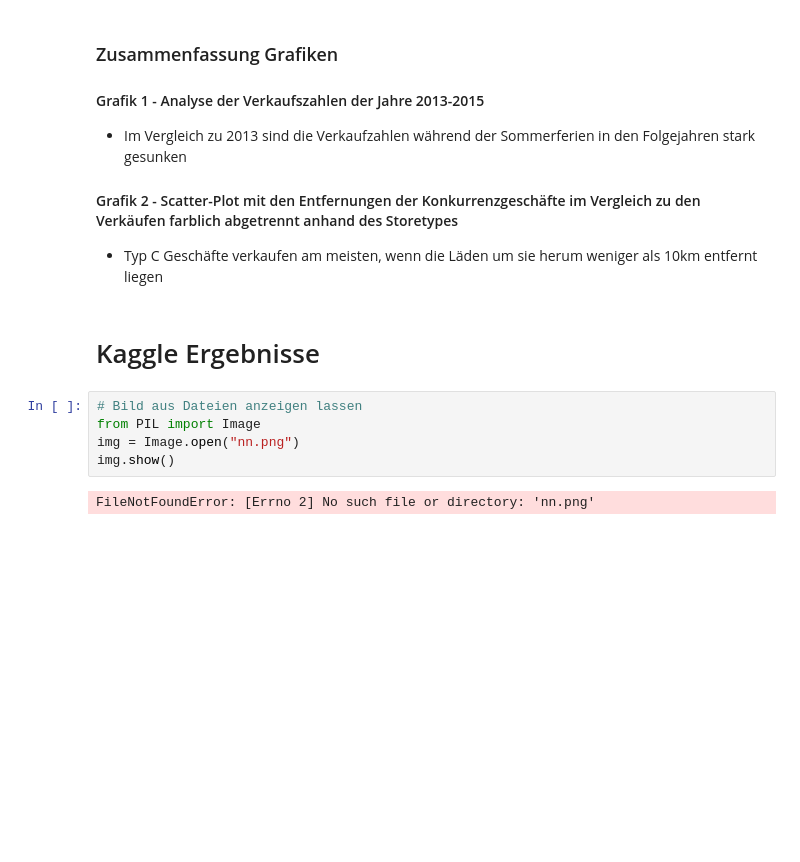
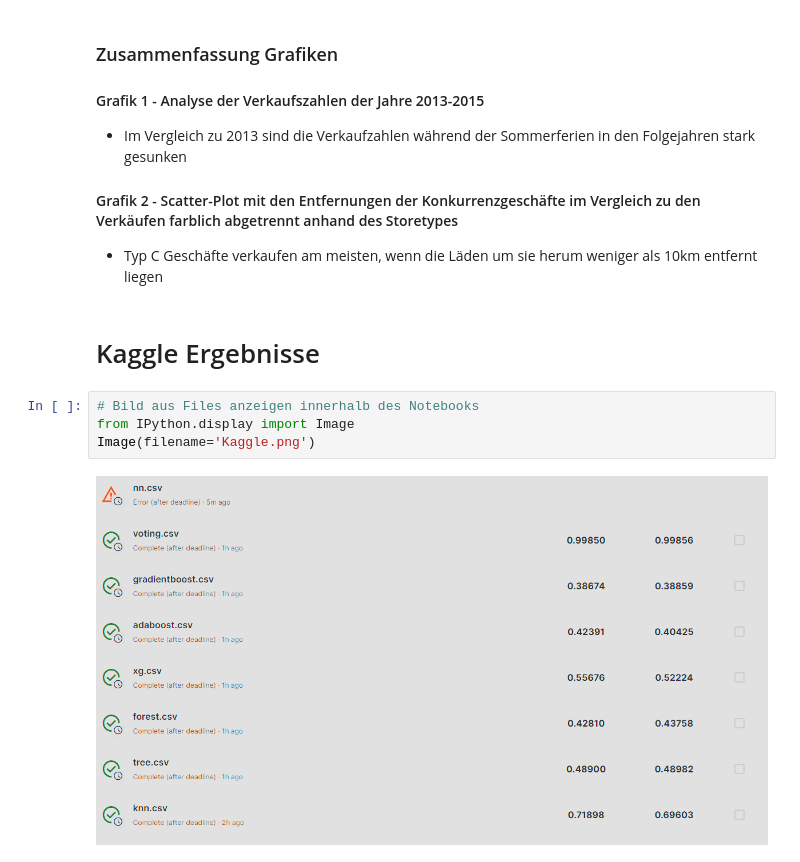
Before and after one commit to TheLoneCoderpy/rossmann_sales_prediction, a Jupyter notebook: notebook.ipynb, the cells around one changed output. Cells and saved outputs as stored; diff of their text form; blank space fills up the shorter version.

```diff
--- a/notebook.ipynb
+++ b/notebook.ipynb
@@ -867,9 +855,8 @@ plt.show()
 # %% [markdown]
 # Kaggle Ergebnisse
 # %%
-# Bild aus Dateien anzeigen lassen
-from PIL import Image
-img = Image.open("nn.png")
-img.show()
+# Bild aus Files anzeigen innerhalb des Notebooks
+from IPython.display import Image
+Image(filename='Kaggle.png')
 # %% [output]
-FileNotFoundError: [Errno 2] No such file or directory: 'nn.png'
+[figure, added]
```
Also changed, not shown: parts of 5 cells of this notebook.
